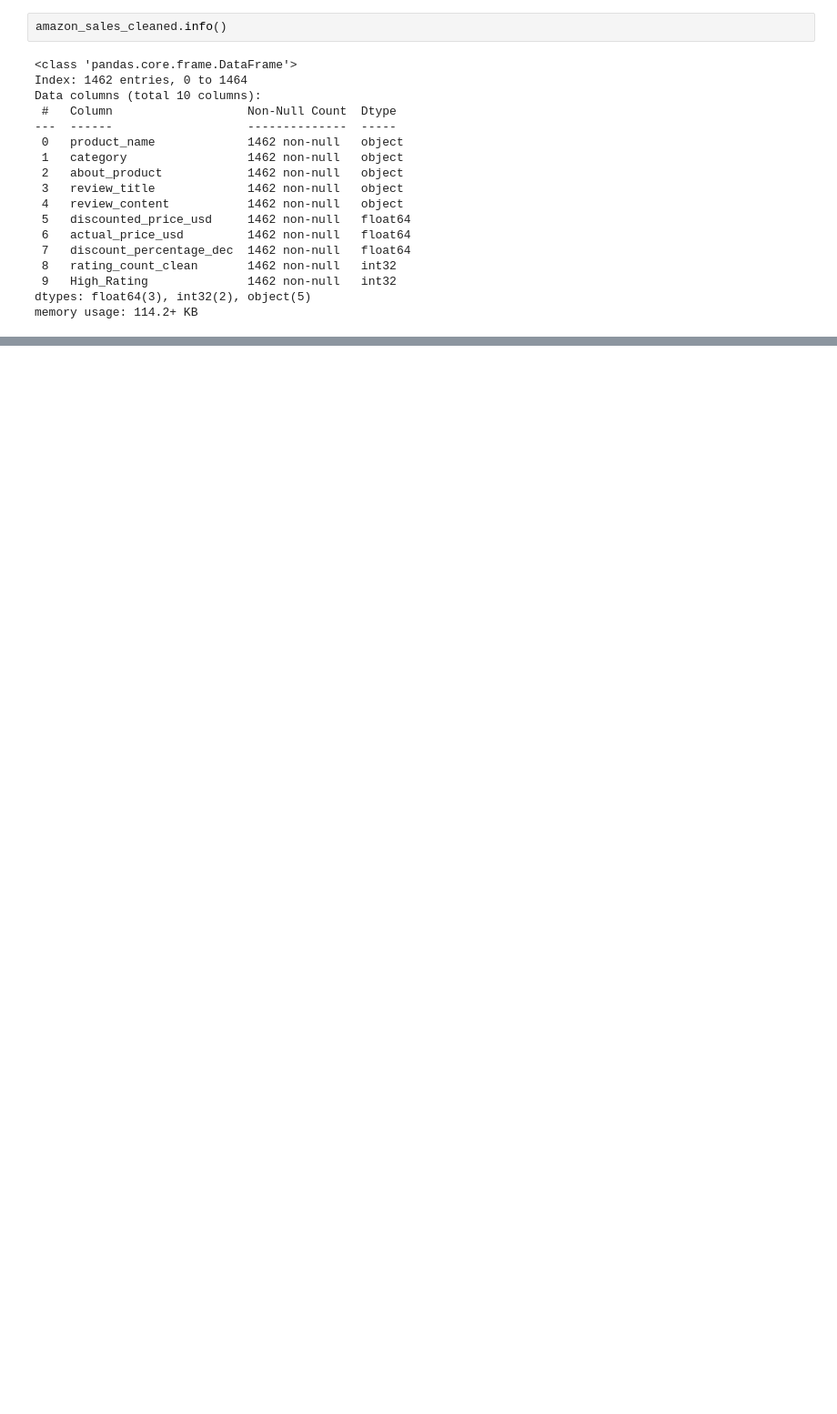
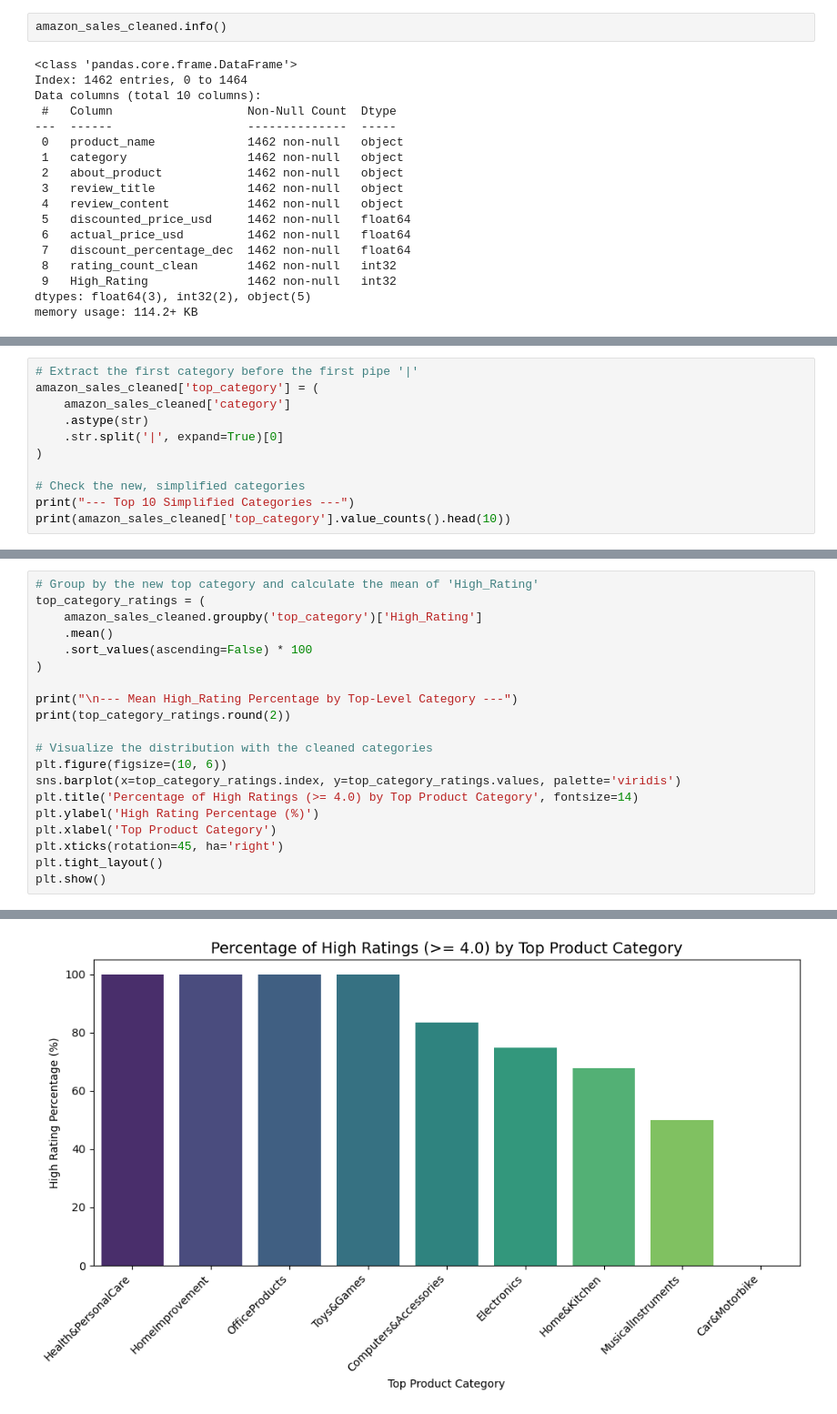
Before and after one commit to aha2270/Product-Quality-Drivers-Sentiment-Analysis-for-High-Value-Insights, a Jupyter notebook: 01_Amazon_Product_Quality_Drivers_NLP.ipynb, the cells around one changed output, grey strips where cells are left out. Shown at 91% size. Saved outputs shown, nothing was run; the diff lists cells and outputs as text; blank space fills up the shorter version.

```diff
--- a/01_Amazon_Product_Quality_Drivers_NLP.ipynb
+++ b/01_Amazon_Product_Quality_Drivers_NLP.ipynb
@@ -314,0 +452,11 @@ memory usage: 114.2+ KB
+# %%
+# Extract the first category before the first pipe '|'
+amazon_sales_cleaned['top_category'] = (
+    amazon_sales_cleaned['category']
+    .astype(str)
+    .str.split('|', expand=True)[0]
+)
+
+# Check the new, simplified categories
+print("--- Top 10 Simplified Categories ---")
+print(amazon_sales_cleaned['top_category'].value_counts().head(10))
@@ -314,0 +476,21 @@ memory usage: 114.2+ KB
+# %%
+# Group by the new top category and calculate the mean of 'High_Rating'
+top_category_ratings = (
+    amazon_sales_cleaned.groupby('top_category')['High_Rating']
+    .mean()
+    .sort_values(ascending=False) * 100
+)
+
+print("\n--- Mean High_Rating Percentage by Top-Level Category ---")
+print(top_category_ratings.round(2))
+
+# Visualize the distribution with the cleaned categories
+plt.figure(figsize=(10, 6))
+sns.barplot(x=top_category_ratings.index, y=top_category_ratings.values, palette='viridis')
+plt.title('Percentage of High Ratings (>= 4.0) by Top Product Category', fontsize=14)
+plt.ylabel('High Rating Percentage (%)')
+plt.xlabel('Top Product Category')
+plt.xticks(rotation=45, ha='right')
+plt.tight_layout()
+plt.show()
+# %% [output]
@@ -314,0 +512 @@ memory usage: 114.2+ KB
+[figure, added]
```
Also changed, not shown: parts of 17 cells of this notebook.
